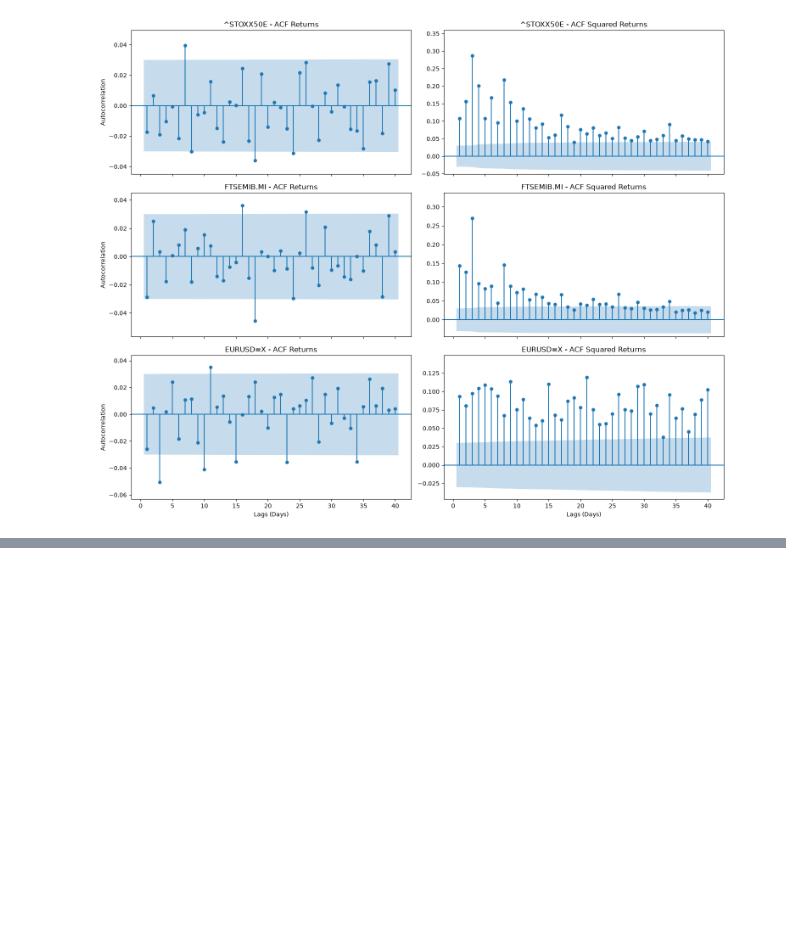
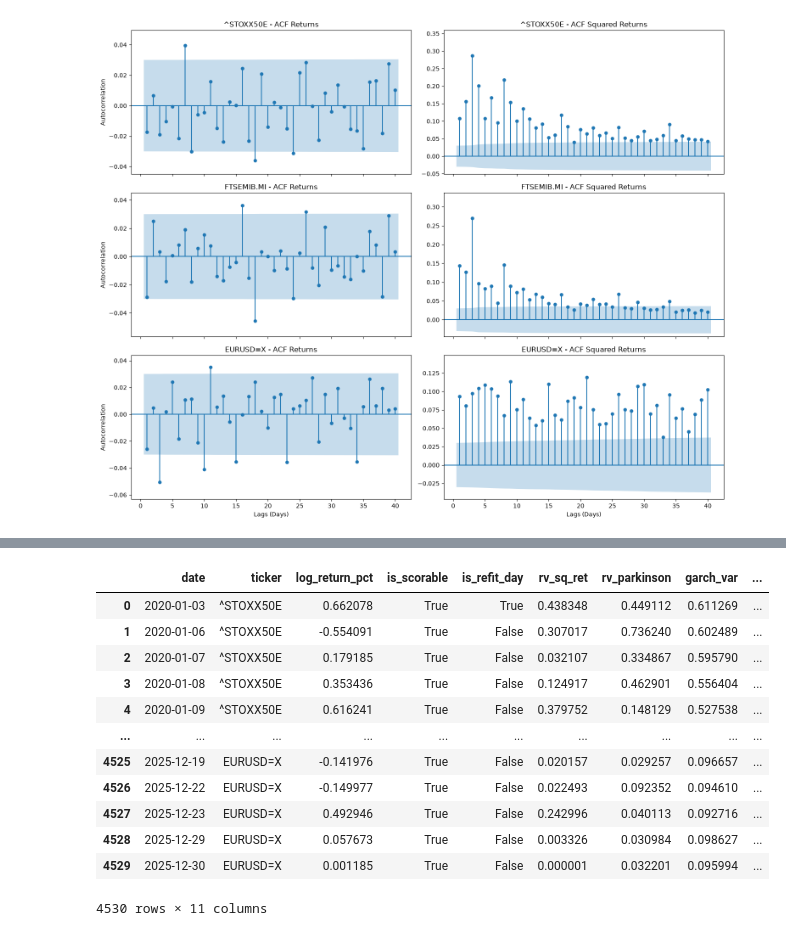
Before and after one commit to niccolo-milano/portfolio-quant-ds, a Jupyter notebook: project03-volatility-forecast/01_volatility_forecast.ipynb, the cells around one changed output, grey strips where cells are left out. Saved outputs shown, nothing was run; the diff lists cells and outputs as text; code cells hidden in the pictures; blank space fills up the shorter version.

```diff
--- a/project03-volatility-forecast/01_volatility_forecast.ipynb
+++ b/project03-volatility-forecast/01_volatility_forecast.ipynb
@@ -347,0 +507,67 @@ The cross-correlation $\text{Corr}(r_t, r_{t+1}^2)$ between daily returns and ne
+# %%
+def walk_forward_variance_forecast_har(df_ticker, split_idx, time_refit):
+    var_series = []
+    feature_cols = ["const", "har_d", "har_w", "har_m"]
+    for k,t in enumerate(range(split_idx, len(df_ticker["rv_base"]))):
+        target_date = df_ticker.index[t]
+        y_train_split = df_ticker["rv_base"].iloc[:t]
+        x_train_split = df_ticker[feature_cols].iloc[:t]
+        assert x_train_split.index[-1] < target_date
+        if k % time_refit == 0:
+            ols_mod = sm.OLS(y_train_split, x_train_split)
+            res = ols_mod.fit()
+            current_betas = res.params
+        x_t = df_ticker[feature_cols].iloc[t]
+        har_var = max(float(np.dot(x_t, current_betas)), 1e-6)
+        var_series.append(har_var)
+    return var_series, current_betas
+# %%
+har_specs = [
+    ("HAR-Parkinson", "har_var", har_dataset),
+    ("HAR-SqRet", "har_sq_var", har_sq_dataset),
+]
+
+params_records = []
+refit_every = 21
+forecasts_df = garch_forecasts_df.copy()
+
+for model_label, col_name, ds in har_specs:
+    dfs_list = []
+    for ticker in tickers:
+        ticker_har_df = ds.loc[ds["ticker"] == ticker].sort_values("date").copy().set_index("date")
+        ticker_har_df["const"] = 1.0
+        ticker_har_test_df = ds.loc[(ds["ticker"] == ticker) & (ds["date"] >= "2020-01-01")].sort_values("date").copy()
+        split_idx = int(np.argmax(ticker_har_df.index >= "2020-01-01"))
+
+        var_hat, latest_params = walk_forward_variance_forecast_har(ticker_har_df, split_idx, refit_every)
+        ticker_har_test_df[col_name] = var_hat
+
+        params_records.append({
+            "ticker": ticker,
+            "model": model_label,
+            "beta0": latest_params["const"],
+            "betad": latest_params["har_d"],
+            "betaw": latest_params["har_w"],
+            "betam": latest_params["har_m"],
+            "persistence_har": latest_params["har_d"] + latest_params["har_w"] + latest_params["har_m"],
+        })
+        dfs_list.append(ticker_har_test_df[["date", "ticker", col_name]])
+
+    har_spec_forecasts_df = pd.concat(dfs_list, ignore_index=True)
+    forecasts_df = forecasts_df.merge(har_spec_forecasts_df, on=["date", "ticker"], validate="one_to_one")
+
+params_summary_df_har = pd.DataFrame(params_records)
+
+assert len(forecasts_df) == 4530, f"Expected 4530 rows, got {len(forecasts_df)}"
+assert forecasts_df[["har_var", "har_sq_var"]].isna().sum().sum() == 0, "NaNs found in HAR variance forecasts"
+assert (forecasts_df["har_var"] > 0).all() and (forecasts_df["har_sq_var"] > 0).all(), "Non-positive HAR variance forecast"
+assert not (forecasts_df[["har_var", "har_sq_var"]] <= 1e-6).any().any(), "Floor touched"
+assert len(params_summary_df_har) == 6, "Expected 6 parameter summary rows (3 tickers x 2 HAR models)"
+assert (params_summary_df_har["persistence_har"] < 1.0).all(), "HAR stationarity violated"
+
+# Update cached parquet with all 4 model forecasts
+forecasts_df.to_parquet(garch_parquet_path, index=False)
+
+display(params_summary_df_har.round(4))
+display(forecasts_df)
+# %% [output]
@@ -347,0 +581,13 @@ The cross-correlation $\text{Corr}(r_t, r_{t+1}^2)$ between daily returns and ne
+|  | date | ticker | log_return_pct | is_scorable | is_refit_day | rv_sq_ret | rv_parkinson | garch_var | ... |
+| 0 | 2020-01-03 | ^STOXX50E | 0.662078 | True | True | 0.438348 | 0.449112 | 0.611269 | ... |
+| 1 | 2020-01-06 | ^STOXX50E | -0.554091 | True | False | 0.307017 | 0.736240 | 0.602489 | ... |
+| 2 | 2020-01-07 | ^STOXX50E | 0.179185 | True | False | 0.032107 | 0.334867 | 0.595790 | ... |
+| 3 | 2020-01-08 | ^STOXX50E | 0.353436 | True | False | 0.124917 | 0.462901 | 0.556404 | ... |
+| 4 | 2020-01-09 | ^STOXX50E | 0.616241 | True | False | 0.379752 | 0.148129 | 0.527538 | ... |
+| ... | ... | ... | ... | ... | ... | ... | ... | ... | ... |
+| 4525 | 2025-12-19 | EURUSD=X | -0.141976 | True | False | 0.020157 | 0.029257 | 0.096657 | ... |
+| 4526 | 2025-12-22 | EURUSD=X | -0.149977 | True | False | 0.022493 | 0.092352 | 0.094610 | ... |
+| 4527 | 2025-12-23 | EURUSD=X | 0.492946 | True | False | 0.242996 | 0.040113 | 0.092716 | ... |
+| 4528 | 2025-12-29 | EURUSD=X | 0.057673 | True | False | 0.003326 | 0.030984 | 0.098627 | ... |
+| 4529 | 2025-12-30 | EURUSD=X | 0.001185 | True | False | 0.000001 | 0.032201 | 0.095994 | ... |
+4530 rows × 11 columns
```
Also changed, not shown: parts of 19 cells of this notebook, 3 other files.
